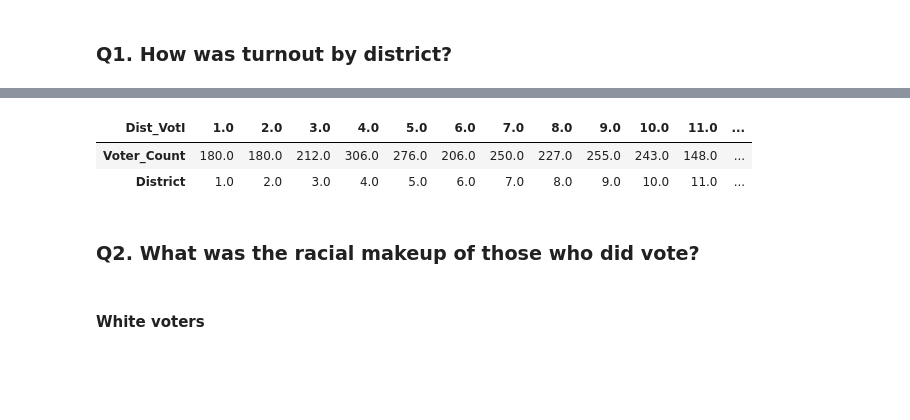
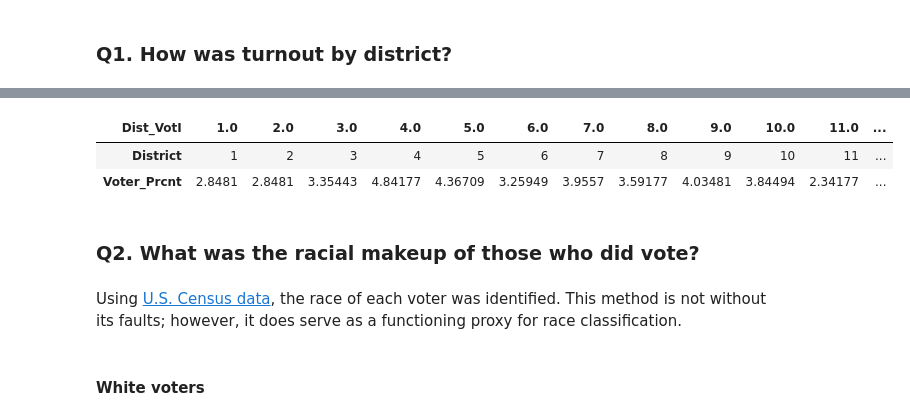
Before and after one commit to bdoohan/Jersey-City-Ward-D-Election, a Jupyter notebook: Mo_Post_Election_Analysis.ipynb, the cells around one changed output, grey strips where cells are left out. Cells and saved outputs as stored; diff of their text form; code cells hidden in the pictures; blank space fills up the shorter version.

```diff
--- a/Mo_Post_Election_Analysis.ipynb
+++ b/Mo_Post_Election_Analysis.ipynb
@@ -70,19 +74,22 @@ The paper then concludes by aggregating these insights to summarize what can be
 # %%
 from IPython.display import display
-
 pd.options.display.max_columns = None
-
+tots = results[results.Dist_VotI!=31]["Voter_ID"].count()
 adf = pd.DataFrame(
-    results[results.Dist_VotI!=31].groupby('Dist_VotI')["Voter_ID"].count())
-adf["Dist"] = adf.index
-adf.columns = ["Voter_Count", "District"]
-display(adf.transpose())
+   100*(results[results.Dist_VotI!=31].groupby('Dist_VotI')["Voter_ID"].count()/tots)
+)
+adf["District"] = adf.index
+adf.columns = ["Voter_Prcnt", "District"]
+adf["District"] = adf.District.astype(int).copy()
+adf[["District", "Voter_Prcnt"]].astype(object).T
 # %% [output]
 | Dist_VotI | 1.0 | 2.0 | 3.0 | 4.0 | 5.0 | 6.0 | 7.0 | 8.0 | 9.0 | 10.0 | 11.0 | ... |
-| Voter_Count | 180.0 | 180.0 | 212.0 | 306.0 | 276.0 | 206.0 | 250.0 | 227.0 | 255.0 | 243.0 | 148.0 | ... |
-| District | 1.0 | 2.0 | 3.0 | 4.0 | 5.0 | 6.0 | 7.0 | 8.0 | 9.0 | 10.0 | 11.0 | ... |
+| District | 1 | 2 | 3 | 4 | 5 | 6 | 7 | 8 | 9 | 10 | 11 | ... |
+| Voter_Prcnt | 2.8481 | 2.8481 | 3.35443 | 4.84177 | 4.36709 | 3.25949 | 3.9557 | 3.59177 | 4.03481 | 3.84494 | 2.34177 | ... |
 # %% [markdown]
 ### Q2. What was the racial makeup of those who did vote?
+# %% [markdown]
+Using [U.S. Census data](https://www.census.gov/topics/population/genealogy/data/2000_surnames.html), the race of each voter was identified. This method is not without its faults; however, it does serve as a functioning proxy for race classification.
 # %% [markdown]
 #### White voters
 # %% [markdown]
```
Also changed, not shown: parts of 21 cells of this notebook.
